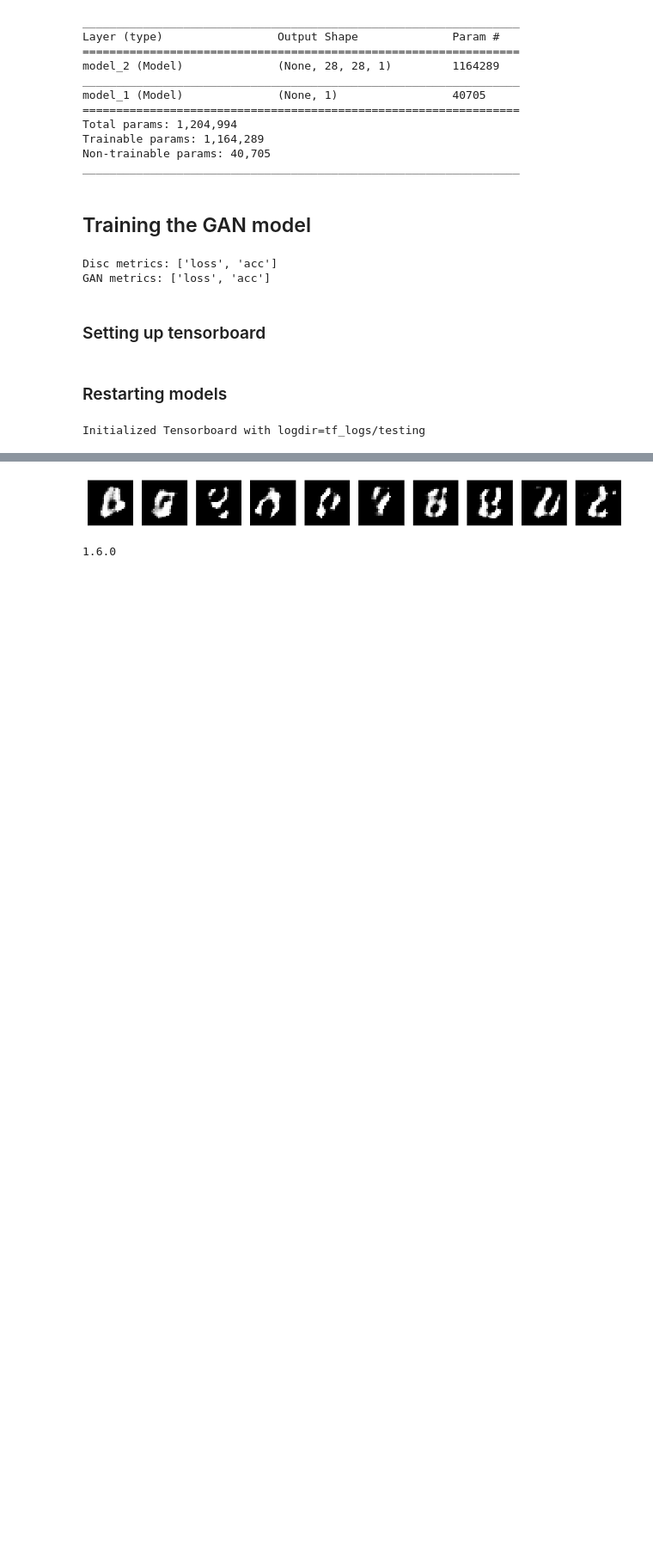
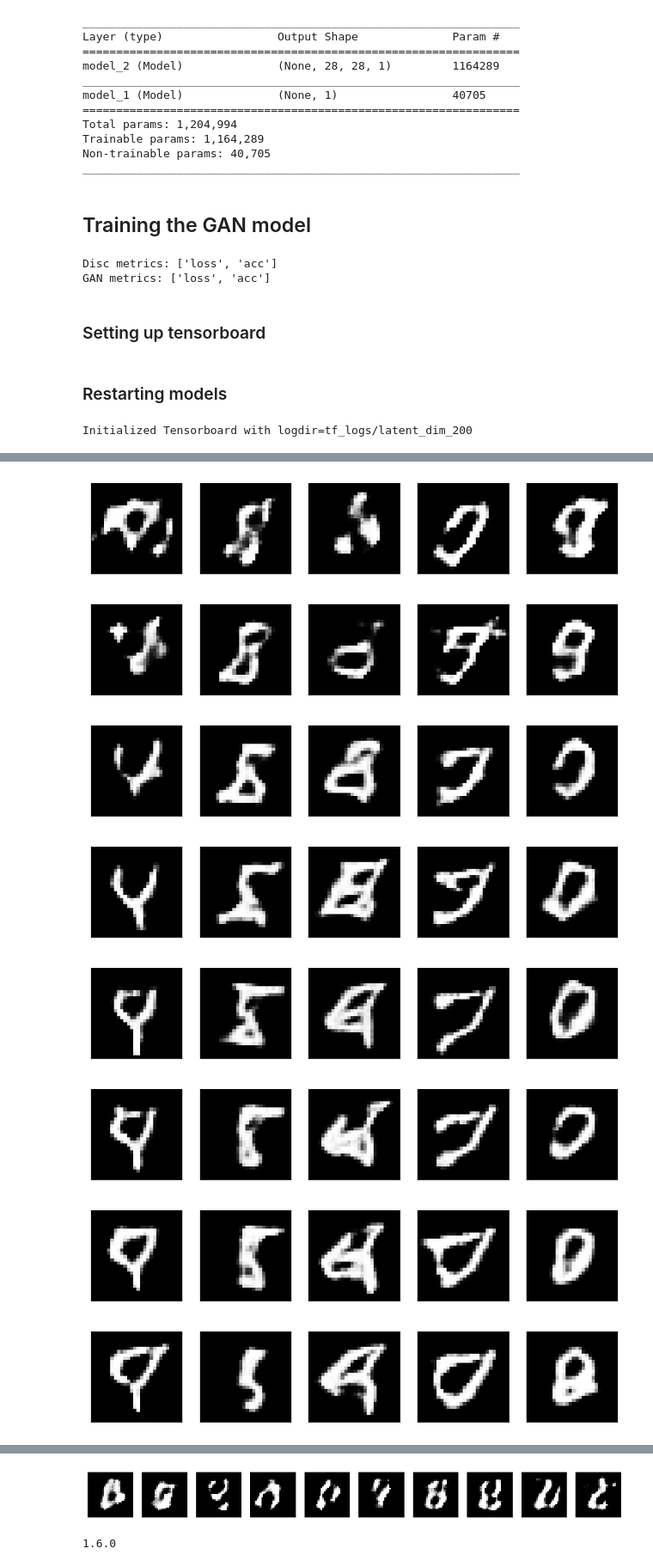
Before and after one commit to drlukas6/KerasGANs, a Jupyter notebook: MNISTGan.ipynb, the cells around one changed output, grey strips where cells are left out. Shown at 86% size. Cells and saved outputs as stored; diff of their text form; code cells hidden in the pictures; blank space fills up the shorter version.

Commit message:
Comparing latent dimensions done

```diff
--- a/MNISTGan.ipynb
+++ b/MNISTGan.ipynb
@@ -317,7 +338,7 @@ def s_named_logs(metrics:list, logs: list) -> str:
 ### Restarting models
 # %%
 discriminator = discriminator_model()
-generator = generator_model(100)
+generator = generator_model(200)
 gan_model = define_gan(generator, discriminator)
 # %%
 def train(name: str, g_model: Model, d_model: Model, gan_model: Model, dataset: np.ndarray, latent_dim: int, n_epochs=100, n_batch=256):
@@ -362,16 +383,21 @@ def train(name: str, g_model: Model, d_model: Model, gan_model: Model, dataset:
             gan_logs =  [gan_loss, gan_acc, gan_val_loss, gan_val_acc]
             gan_logs_dic = s_named_logs(metrics, gan_logs)
 
+            if (j) % 3 == 0:
+                print('.', end='')
             if (j + 1) % batches_per_epoch == 0:
                 print(f'{i+1}, d_loss={d_loss}, d_acc={d_acc}, gan={gan_logs_dic}')
 
+
         print('epoch over, writing callbacks')
+
         _tensorboard.on_epoch_end(i + 1, named_logs(metrics, gan_logs))
         image_vis.on_epoch_end(i + 1)
 
+
 #         if (i + 1) % 5 == 0:
 #             test_generator(g_model, test_data)
 # %%
-train('testing', generator, discriminator, gan_model, X_mnist_train[:20000], 100, 70)
+train('latent_dim_200', generator, discriminator, gan_model, X_mnist_train[:20000], latent_dim=200, n_epochs=70)
 # %% [output]
-Initialized Tensorboard with logdir=tf_logs/testing
+Initialized Tensorboard with logdir=tf_logs/latent_dim_200
@@ -394 +420,9 @@ epoch over, writing callbacks
 epoch over, writing callbacks
+[figure, added]
+[figure, added]
+[figure, added]
+[figure, added]
+[figure, added]
+[figure, added]
+[figure, added]
+[figure, added]
```
Also changed, not shown: parts of 4 cells of this notebook, 45 other files.
